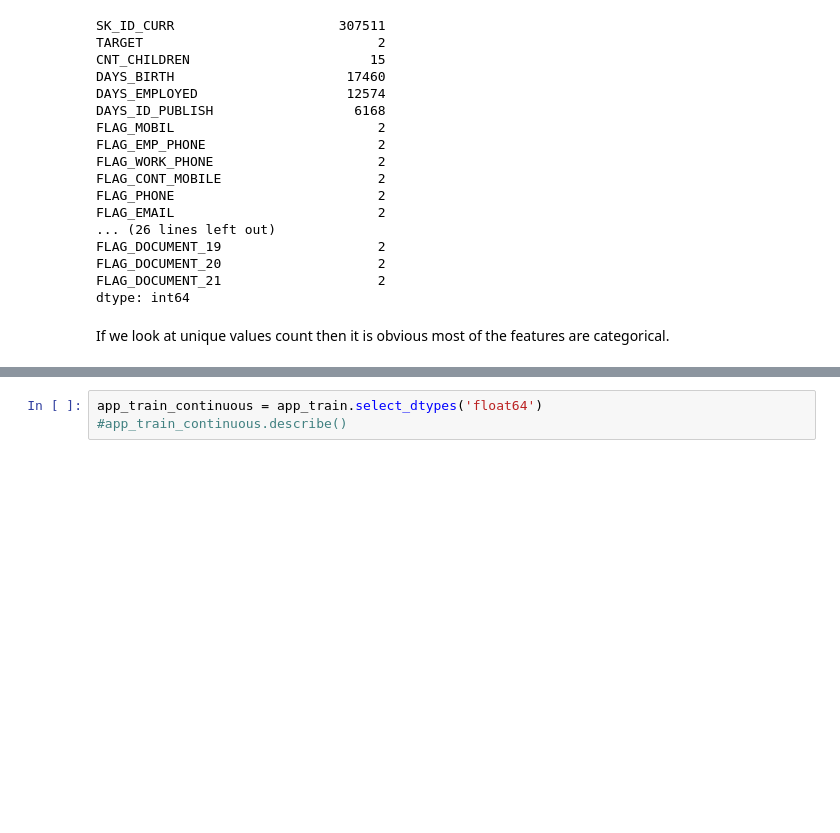
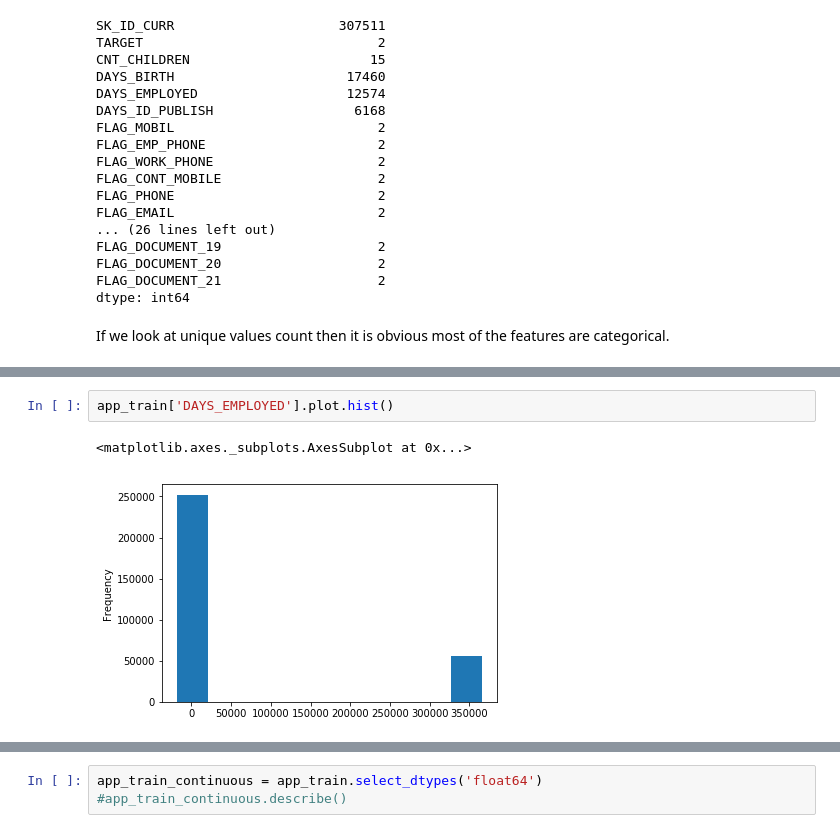
Before and after one commit to astelmashenko/ndml_capstone, a Jupyter notebook: Data_Exploration.ipynb, the cells around one changed output, grey strips where cells are left out. Saved outputs shown, nothing was run; the diff lists cells and outputs as text; blank space fills up the shorter version.

```diff
--- a/Data_Exploration.ipynb
+++ b/Data_Exploration.ipynb
@@ -135,0 +157,5 @@ If we look at unique values count then it is obvious most of the features are ca
+# %%
+app_train['DAYS_EMPLOYED'].plot.hist()
+# %% [output]
+<matplotlib.axes._subplots.AxesSubplot at 0x...>
+[figure, added]
```
Also changed, not shown: parts of 9 cells of this notebook, 2 other files.
